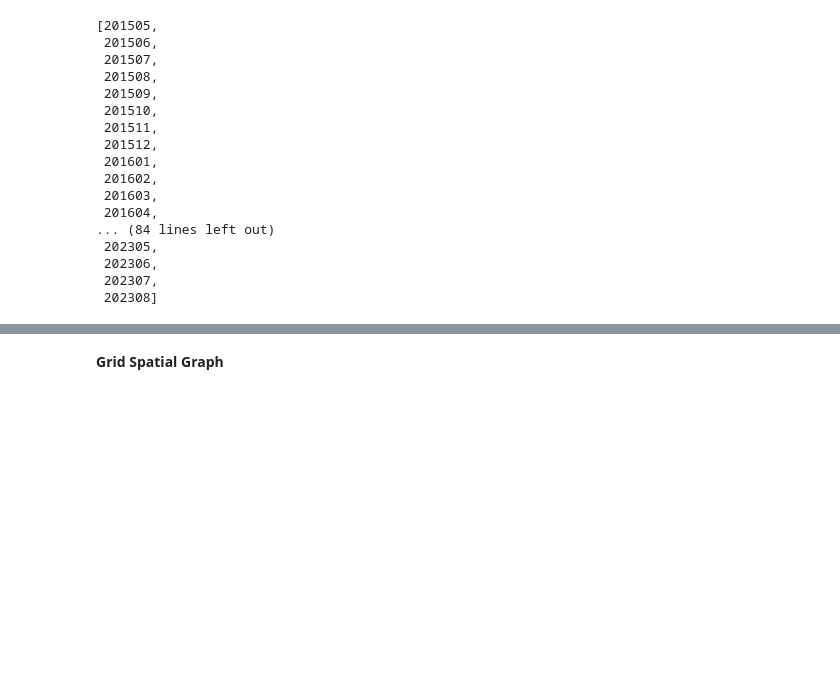
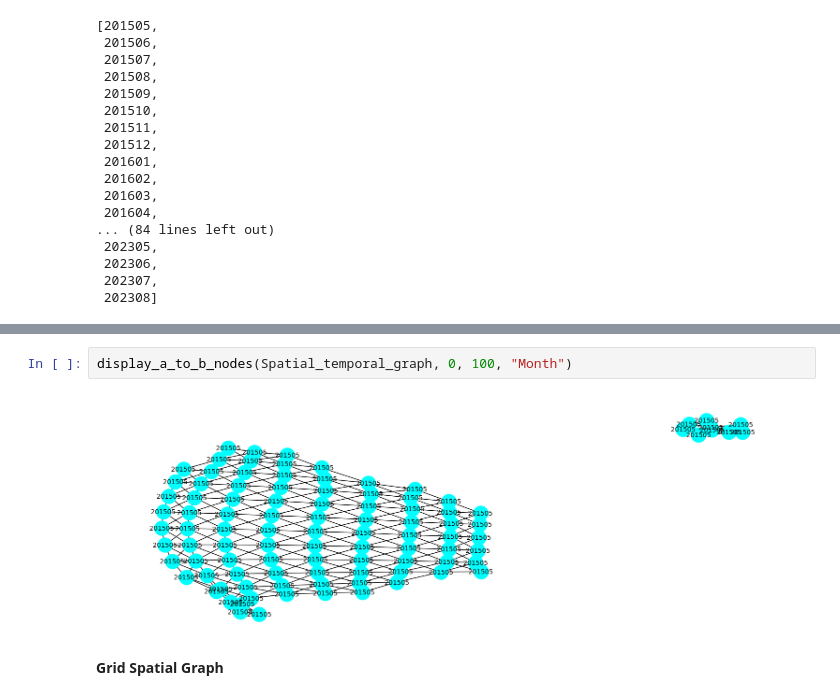
Before and after one commit to RoyZhaoGA/DroughtForecastAI, a Jupyter notebook: Spatial_GNNDroughtPrediction200k.ipynb, the cells around one changed output, grey strips where cells are left out. Saved outputs shown, nothing was run; the diff lists cells and outputs as text; blank space fills up the shorter version.

```diff
--- a/Spatial_GNNDroughtPrediction200k.ipynb
+++ b/Spatial_GNNDroughtPrediction200k.ipynb
@@ -214,3 +274,7 @@ dataset_subset
+# %%
+display_a_to_b_nodes(Spatial_temporal_graph, 0, 100, "Month")
+# %% [output]
+[figure, added]
 # %% [markdown]
 **Grid Spatial Graph**
 # %%
```
Also changed, not shown: parts of 32 cells of this notebook.
